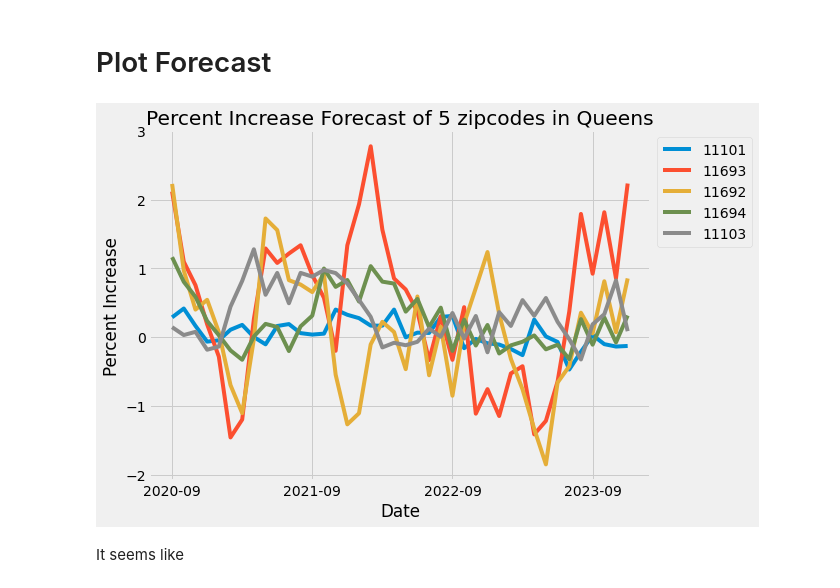
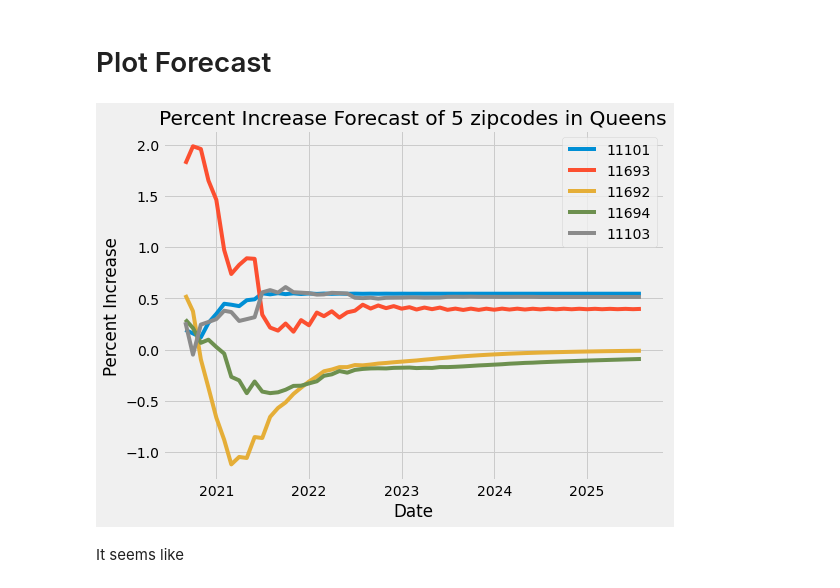
Before and after one commit to stereopickle/real_estate_prediction, a Jupyter notebook: 030.Forecasting.ipynb, the cells around one changed output. Drawn from its saved outputs; the diff is of its cells as text; code cells hidden in the pictures.

```diff
--- a/030.Forecasting.ipynb
+++ b/030.Forecasting.ipynb
@@ -74,3 +72,5 @@ _, _, _, pred2 = rolling_forecast(sel_df2, pdq, SPDQ)
+# %%
+pred2 = sarima_model2.forecast(steps = 60)
 # %% [markdown]
 ### zipcode 3
 # %%
@@ -87,3 +85,5 @@ _, _, _, pred3 = rolling_forecast(sel_df3, pdq, SPDQ)
+# %%
+pred3 = sarima_model3.forecast(steps = 60)
 # %% [markdown]
 ### zipcode 4
 # %%
@@ -100,3 +98,5 @@ _, _, _, pred4 = rolling_forecast(sel_df4, pdq, SPDQ)
+# %%
+pred4 = sarima_model4.forecast(steps = 60)
 # %% [markdown]
 ### zipcode 5
 # %%
@@ -113,19 +111,21 @@ _, _, _, pred5 = rolling_forecast(sel_df5, pdq, SPDQ)
+# %%
+pred5 = sarima_model5.forecast(steps = 60)
 # %% [markdown]
 # Plot Forecast
 # %%
 fig = plt.figure(figsize = (8, 6))
 plt.plot(pred1, label = select_zipcode[0])
 plt.plot(pred2, label = select_zipcode[1])
 plt.plot(pred3, label = select_zipcode[2])
 plt.plot(pred4, label = select_zipcode[3])
 plt.plot(pred5, label = select_zipcode[4])
-plt.xticks(range(0, 40, 12), ['2020-09', '2021-09', '2022-09', '2023-09'])
+#plt.xticks(range(0, 12*5, 12), ['2020-09', '2021-09', '2022-09', '2023-09', '2024-09'])
 plt.xlabel('Date')
 plt.ylabel('Percent Increase')
 plt.title('Percent Increase Forecast of 5 zipcodes in Queens')
 plt.legend(bbox_to_anchor = (1, 1))
 plt.show()
 # %% [output]
-[figure, old version]
+[figure, new version]
 # %% [markdown]
 It seems like
```
Also changed, not shown: parts of 6 cells of this notebook.
